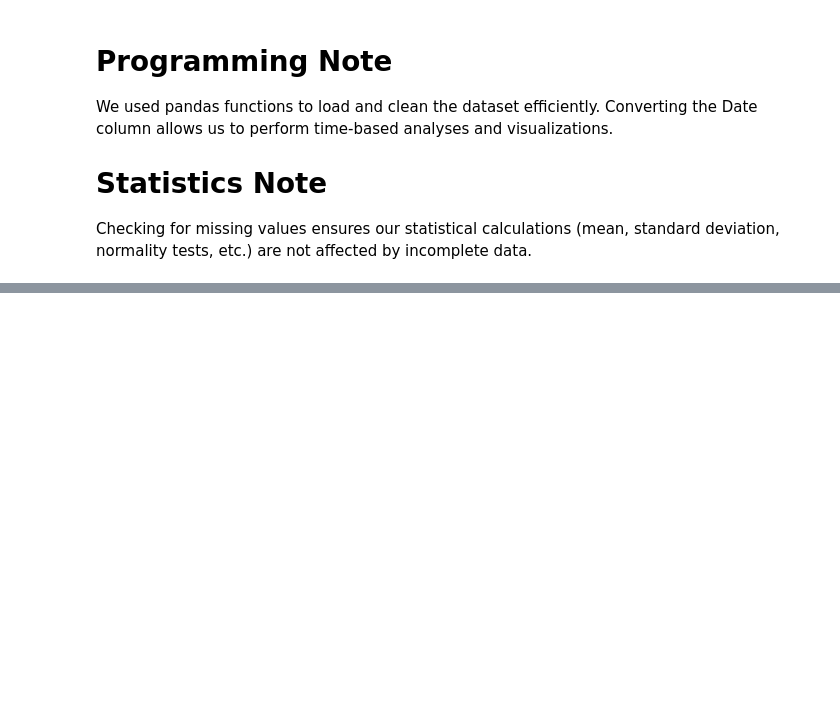
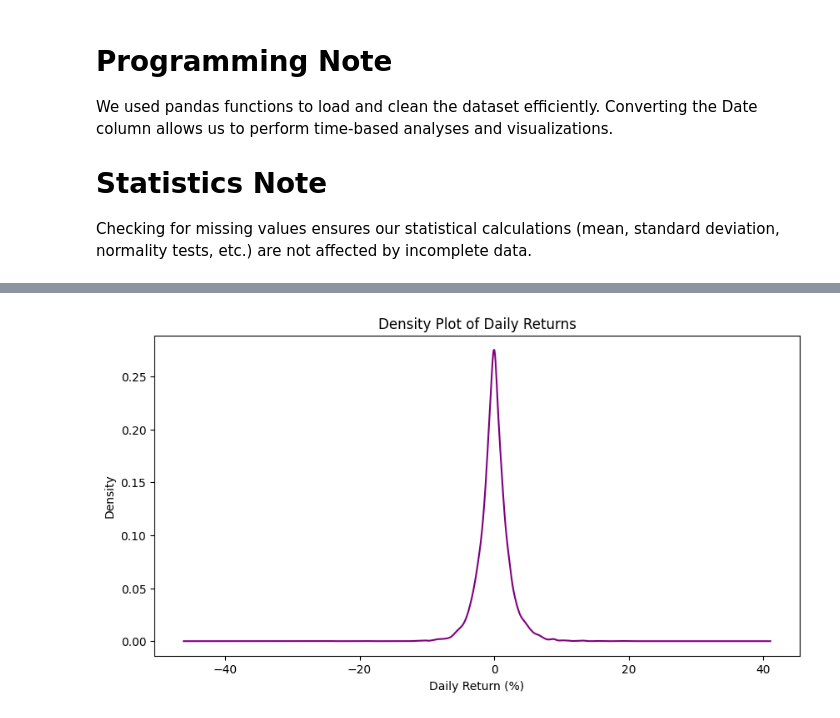
Before and after one commit to Ikrammsr/apple-stock-analysis-project, a Jupyter notebook: apple_stock_analysis_v2.ipynb, the cells around one changed output, grey strips where cells are left out. Cells and saved outputs as stored; diff of their text form; code cells hidden in the pictures; blank space fills up the shorter version.

```diff
--- a/apple_stock_analysis_v2.ipynb
+++ b/apple_stock_analysis_v2.ipynb
@@ -161,0 +259,8 @@ f
+# %%
+#Density Plot of Daily Returns
+df['Daily_Return'].plot(kind='kde', figsize=(10,5), color='purple')
+plt.title("Density Plot of Daily Returns")
+plt.xlabel("Daily Return (%)")
+plt.show()
+# %% [output]
+[figure, added]
```
Also changed, not shown: parts of 14 cells of this notebook.
